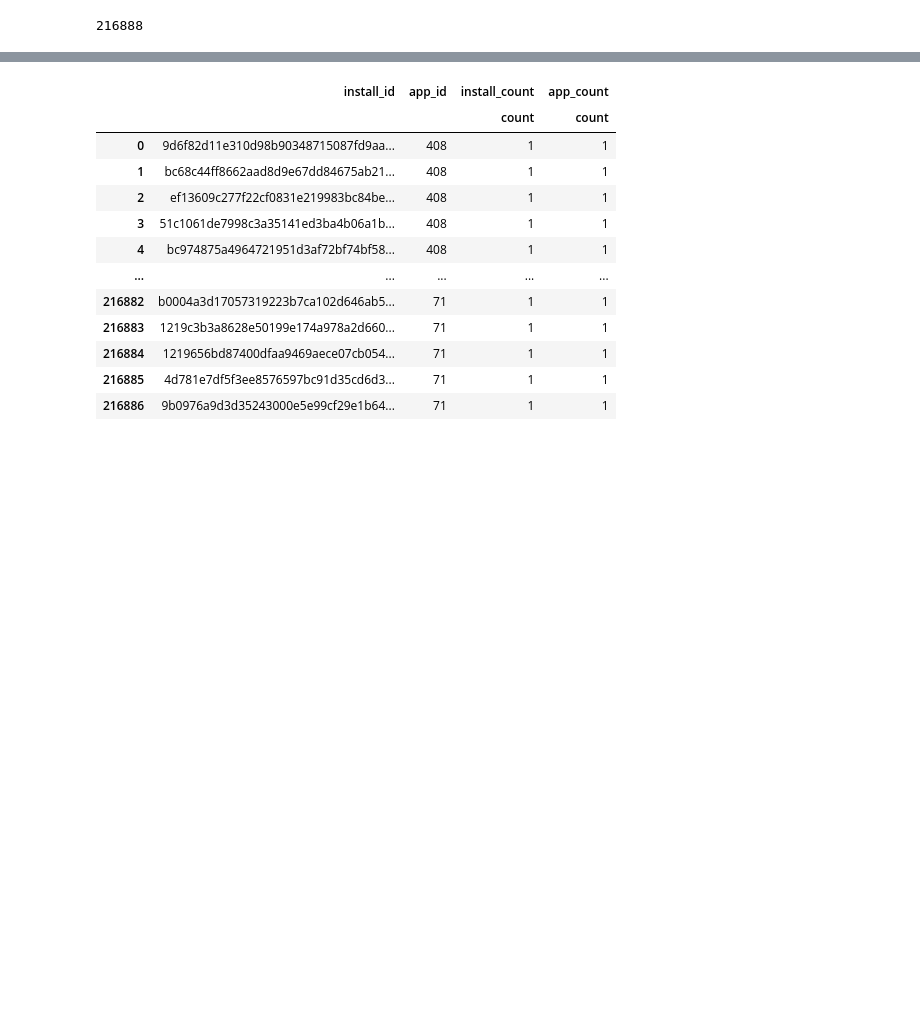
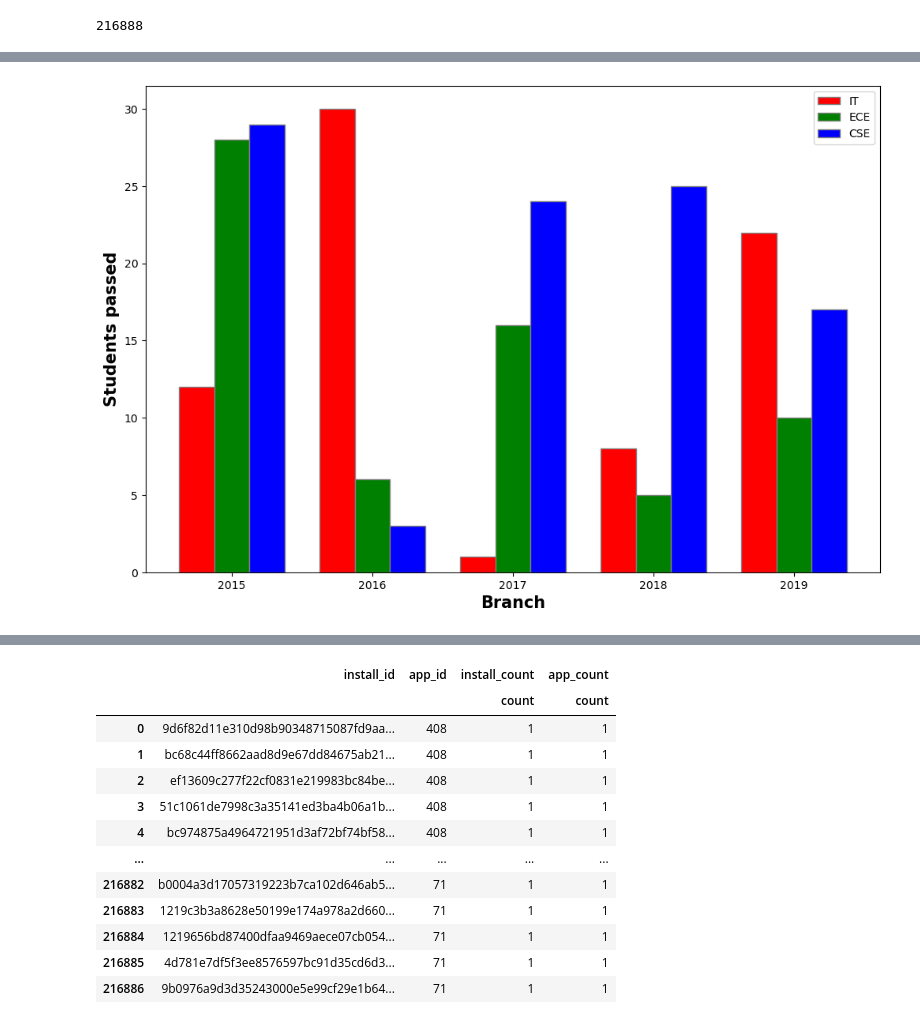
Before and after one commit to roshaan7zafar/JustDice, a Jupyter notebook: main.ipynb, the cells around one changed output, grey strips where cells are left out. Cells and saved outputs as stored; diff of their text form; code cells hidden in the pictures; blank space fills up the shorter version.

```diff
--- a/main.ipynb
+++ b/main.ipynb
@@ -22,0 +77,37 @@ installs_df.head()
+# %%
+import numpy as np
+import matplotlib.pyplot as plt
+
+# set width of bar
+barWidth = 0.25
+fig = plt.subplots(figsize =(12, 8))
+
+# set height of bar
+IT = [12, 30, 1, 8, 22]
+
+ECE = [28, 6, 16, 5, 10]
+CSE = [29, 3, 24, 25, 17]
+
+# Set position of bar on X axis
+br1 = np.arange(len(IT))
+br2 = [x + barWidth for x in br1]
+br3 = [x + barWidth for x in br2]
+
+# Make the plot
+plt.bar(br1, IT, color ='r', width = barWidth,
+        edgecolor ='grey', label ='IT')
+plt.bar(br2, ECE, color ='g', width = barWidth,
+        edgecolor ='grey', label ='ECE')
+plt.bar(br3, CSE, color ='b', width = barWidth,
+        edgecolor ='grey', label ='CSE')
+
+# Adding Xticks
+plt.xlabel('Branch', fontweight ='bold', fontsize = 15)
+plt.ylabel('Students passed', fontweight ='bold', fontsize = 15)
+plt.xticks([r + barWidth for r in range(len(IT))],
+        ['2015', '2016', '2017', '2018', '2019'])
+
+plt.legend()
+plt.show()
+# %% [output]
+[figure, added]
```
Also changed, not shown: parts of 18 cells of this notebook.
